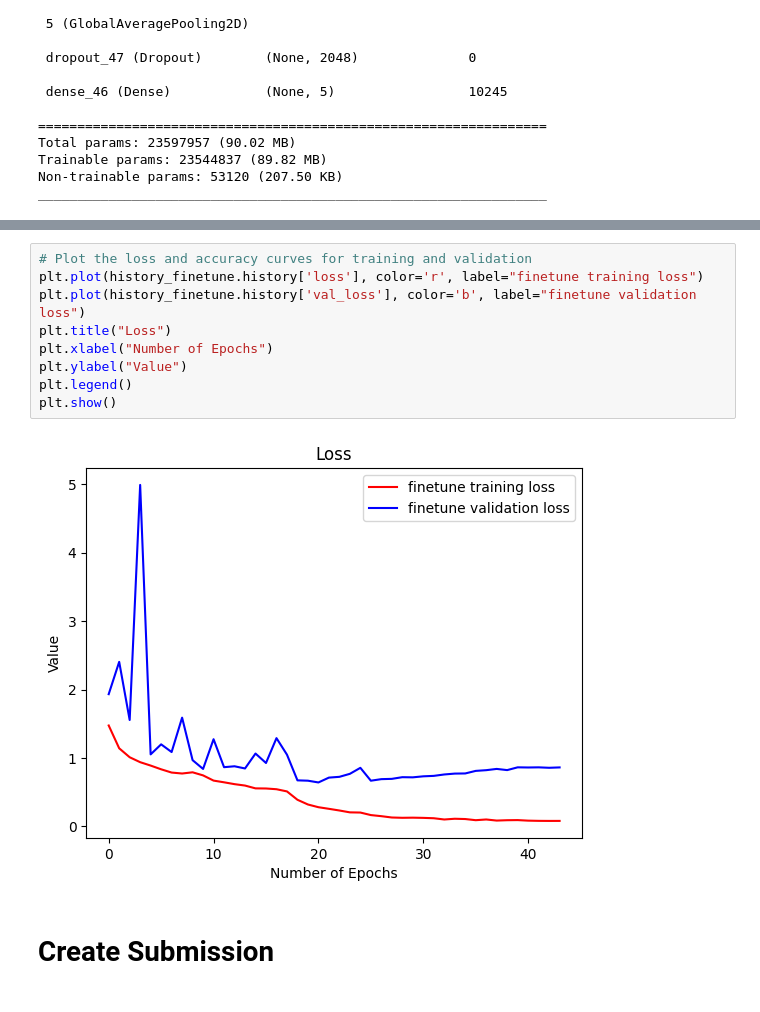
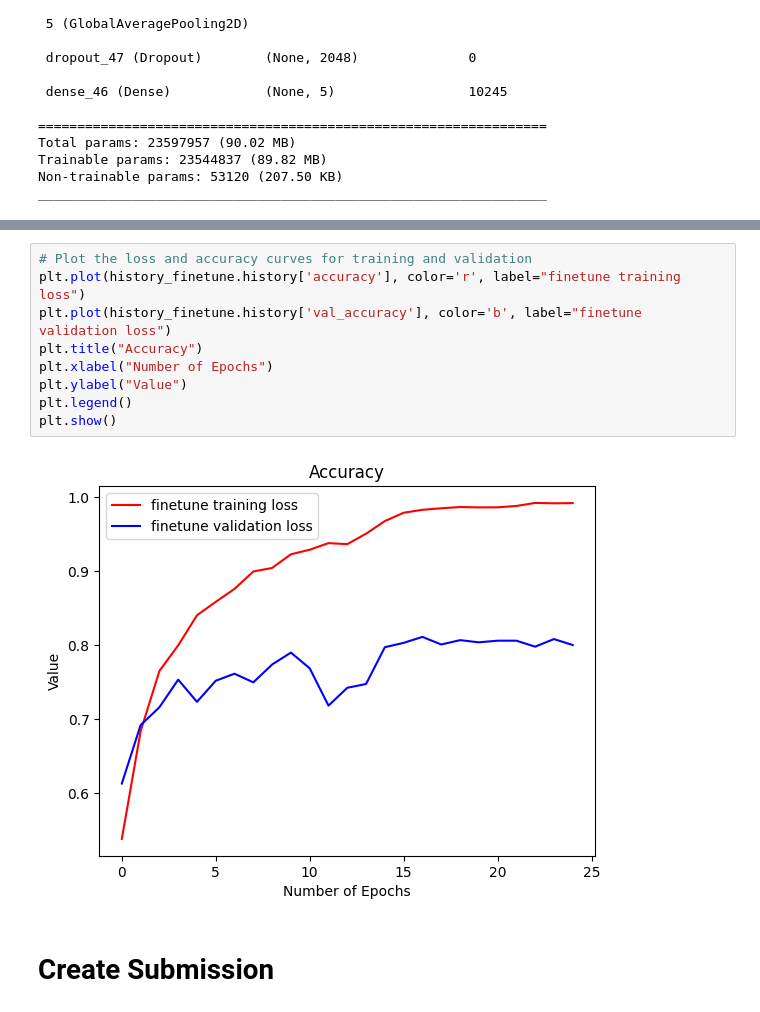
Before and after one commit to jasperfue/AIIM, a Jupyter notebook: notebook.ipynb, the cells around one changed output, grey strips where cells are left out. Cells and saved outputs as stored; diff of their text form.

```diff
--- a/notebook.ipynb
+++ b/notebook.ipynb
@@ -595,14 +609,14 @@ weighted avg       0.82      0.81      0.82      1366
 # %%
 # Plot the loss and accuracy curves for training and validation
-plt.plot(history_finetune.history['loss'], color='r', label="finetune training loss")
-plt.plot(history_finetune.history['val_loss'], color='b', label="finetune validation loss")
-plt.title("Loss")
+plt.plot(history_finetune.history['accuracy'], color='r', label="finetune training loss")
+plt.plot(history_finetune.history['val_accuracy'], color='b', label="finetune validation loss")
+plt.title("Accuracy")
 plt.xlabel("Number of Epochs")
 plt.ylabel("Value")
 plt.legend()
 plt.show()
 # %% [output]
-[figure, old version]
+[figure, new version]
 # %% [markdown]
 # Create Submission
 # %%
```
Also changed, not shown: parts of 5 cells of this notebook.
